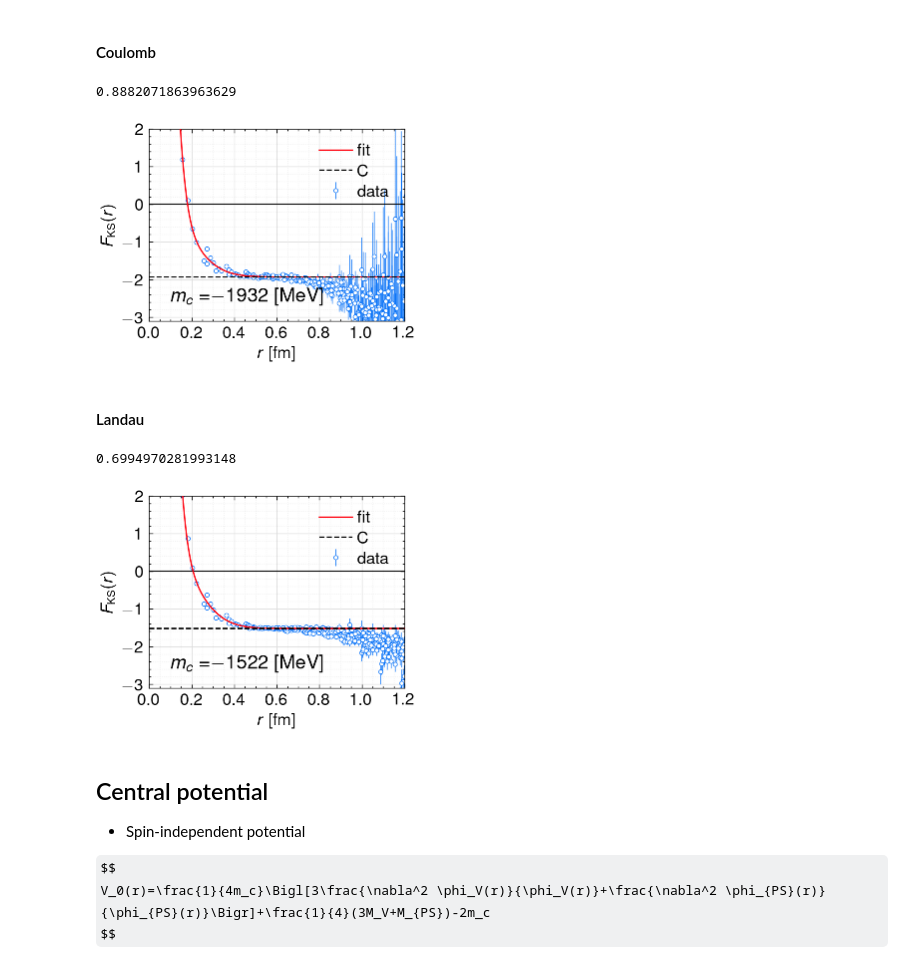
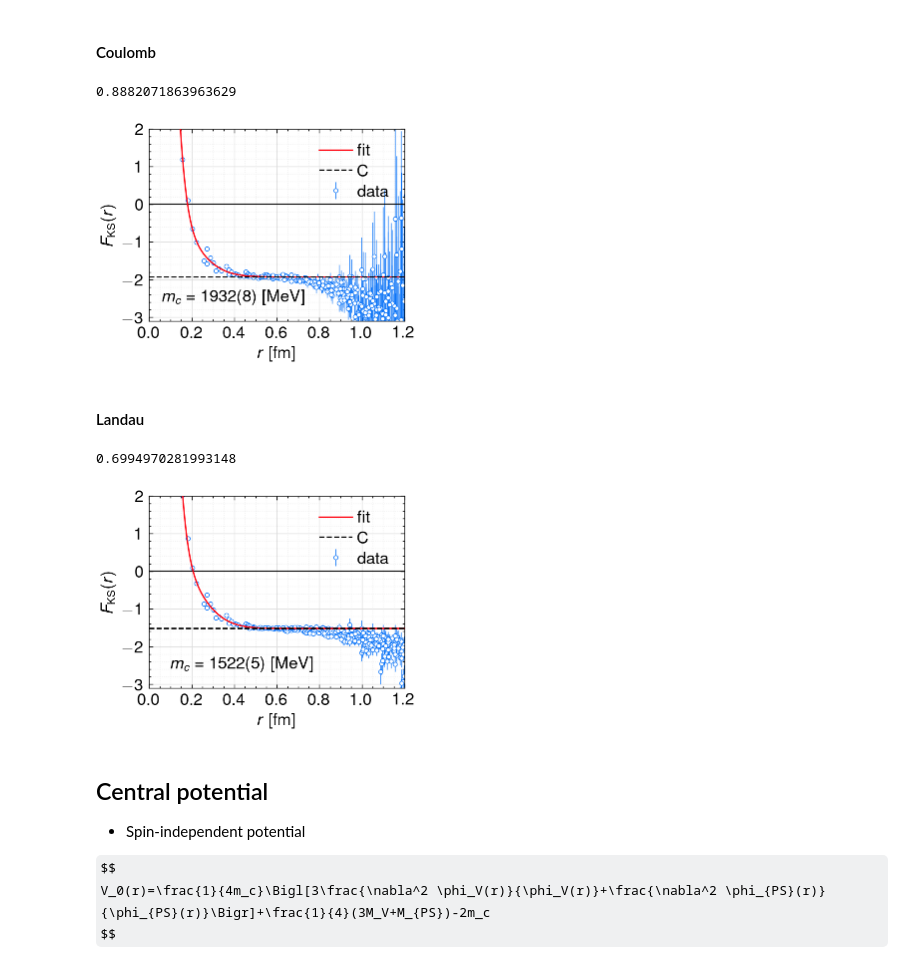
Before and after one commit to tinikov/lqcd, a Jupyter notebook: ccbar:analysis/4pt-analysis.ipynb, the cells around one changed output. Saved outputs shown, nothing was run; the diff lists cells and outputs as text; code cells hidden in the pictures; some formulas as TeX source.

```diff
--- a/ccbar:analysis/4pt-analysis.ipynb
+++ b/ccbar:analysis/4pt-analysis.ipynb
@@ -777,38 +777,37 @@ ax.plot(
     linewidth=0.8,
     color="black",
 )
 
 ax.grid(which="major", color="#DDDDDD", linewidth=0.5)
 ax.grid(which="minor", color="#EEEEEE", linestyle=":", linewidth=0.5)
 
 ax.legend(**legend_style)
 
 ax.set_xlabel(r"$r\ [{\rm fm}]$")
 ax.set_xlim(0, 1.2)
 ax.xaxis.set_major_locator(ticker.MultipleLocator(0.2))
 
 ax.set_ylabel(r"$F_{\rm KS}(r)$")
 ax.set_ylim(-3.1, 2)
 ax.yaxis.set_major_locator(ticker.MultipleLocator(1))
 
 ax.text(
-    0.1,
+    0.06,
     -2.6,
-    r"$m_c =$"
-    + r"${}$".format(round(m.values["C"] * a_invrs * 1000))
-    + r"$\ [{\rm MeV}]$",
+    # rf"$m_c = {round(-m.values["C"] * a_invrs * 1000)}$" + r"$\ [{\rm MeV}]$",
+    rf"$m_c = 1932(8)$" + r"$\ [{\rm MeV}]$",
 )
 
 mc_coulomb = -m.values["C"]
 print(mc_coulomb)
 
 plt.plot()
 plt.show()
 fig.savefig(f"{fksfig_root}/{gauge[igauge]}/fks-{t}(ti).eps", dpi=600)
 plt.close()
 # %% [output]
 0.8882071863963629
-[figure, old version]
+[figure, new version]
 # %% [markdown]
 #### Landau
 # %%
@@ -908,9 +907,8 @@ ax.yaxis.set_major_locator(ticker.MultipleLocator(1))
 ax.text(
     0.1,
     -2.6,
-    r"$m_c =$"
-    + r"${}$".format(round(m.values["C"] * a_invrs * 1000))
-    + r"$\ [{\rm MeV}]$",
+    # rf"$m_c = {round(-m.values["C"] * a_invrs * 1000)}$" + r"$\ [{\rm MeV}]$",
+    rf"$m_c = 1522(5)$" + r"$\ [{\rm MeV}]$",
 )
 
 mc_landau = -m.values["C"]
@@ -922,7 +920,7 @@ fig.savefig(f"{fksfig_root}/{gauge[igauge]}/fks-{t}(ti).eps", dpi=600)
 plt.close()
 # %% [output]
 0.6994970281993148
-[figure, old version]
+[figure, new version]
 # %% [markdown]
 ## Central potential
 
```
Also changed, not shown: parts of 2 cells of this notebook, 4 other files.
